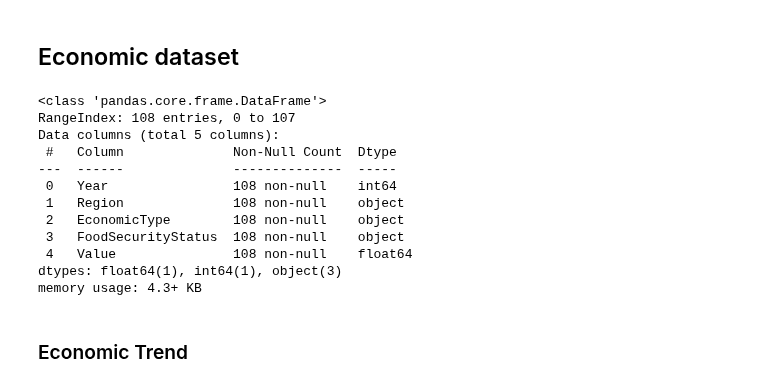
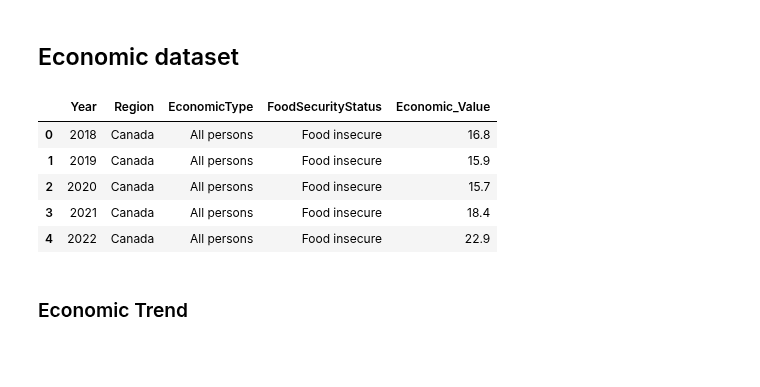
Before and after one commit to pheaktralean/ConcordIA, a Jupyter notebook: food_security_forecasting/food_security.ipynb, the cells around one changed output. Cells and saved outputs as stored; diff of their text form; code cells hidden in the pictures; blank space fills up the shorter version.

```diff
--- a/food_security_forecasting/food_security.ipynb
+++ b/food_security_forecasting/food_security.ipynb
@@ -265,27 +274,21 @@ rename_economic = {
     'GEO': 'Region',
     'Economic family type': 'EconomicType',
     'Household food security status': 'FoodSecurityStatus',
-    'VALUE': 'Value',
+    'VALUE': 'Economic_Value',
 }
 economic_df.rename(columns=rename_economic, inplace=True)
 # %%
 economic_df['Year'] = pd.to_numeric(economic_df['Year'], errors='coerce')
-economic_df['Value'] = pd.to_numeric(economic_df['Value'], errors='coerce')
+economic_df['Economic_Value'] = pd.to_numeric(economic_df['Economic_Value'], errors='coerce')
 # %%
-economic_df.info()
+economic_df.head()
 # %% [output]
-<class 'pandas.core.frame.DataFrame'>
-RangeIndex: 108 entries, 0 to 107
-Data columns (total 5 columns):
- #   Column              Non-Null Count  Dtype
----  ------              --------------  -----
- 0   Year                108 non-null    int64
- 1   Region              108 non-null    object
- 2   EconomicType        108 non-null    object
- 3   FoodSecurityStatus  108 non-null    object
- 4   Value               108 non-null    float64
-dtypes: float64(1), int64(1), object(3)
-memory usage: 4.3+ KB
+|  | Year | Region | EconomicType | FoodSecurityStatus | Economic_Value |
+| 0 | 2018 | Canada | All persons | Food insecure | 16.8 |
+| 1 | 2019 | Canada | All persons | Food insecure | 15.9 |
+| 2 | 2020 | Canada | All persons | Food insecure | 15.7 |
+| 3 | 2021 | Canada | All persons | Food insecure | 18.4 |
+| 4 | 2022 | Canada | All persons | Food insecure | 22.9 |
 # %% [markdown]
 ### Economic Trend
 # %%
```
Also changed, not shown: parts of 18 cells of this notebook.
